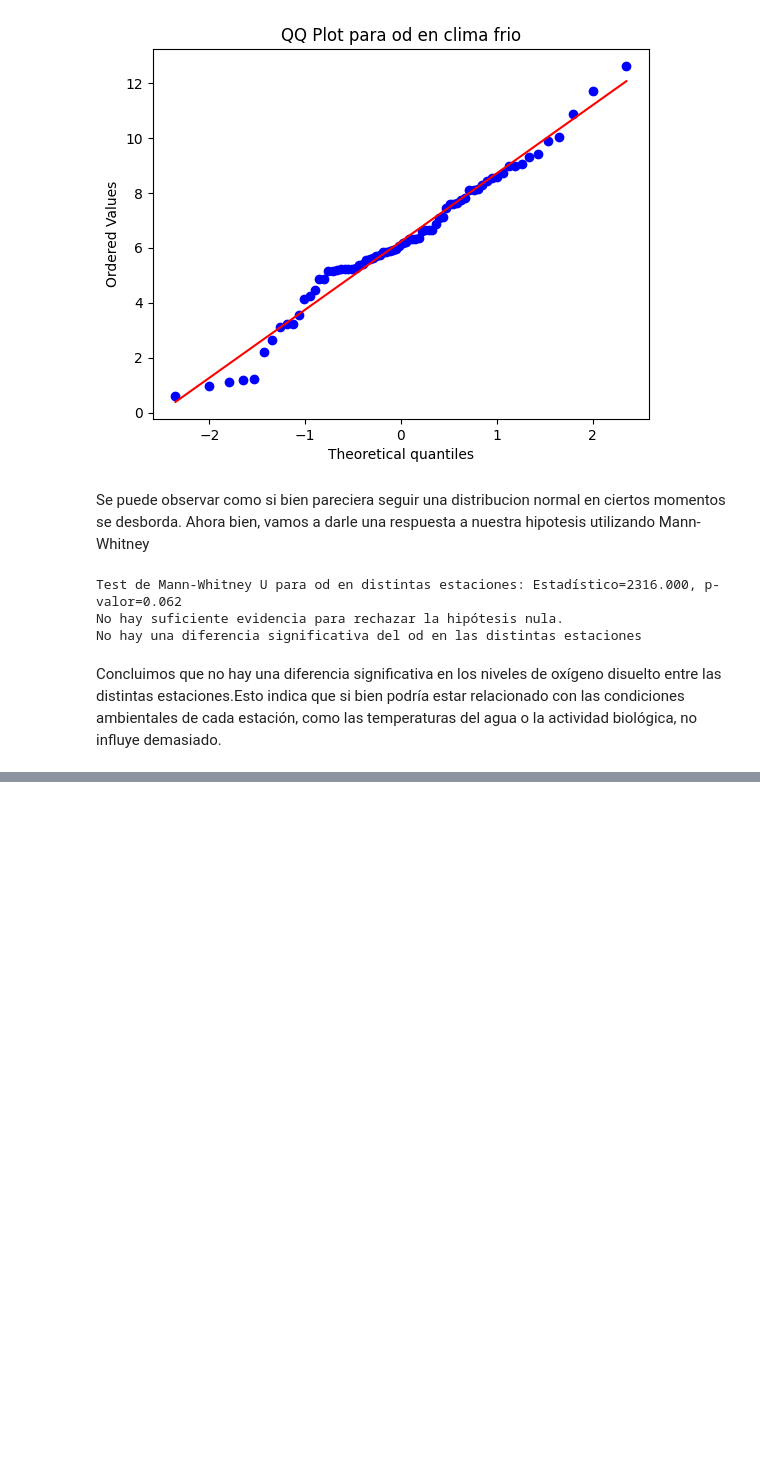
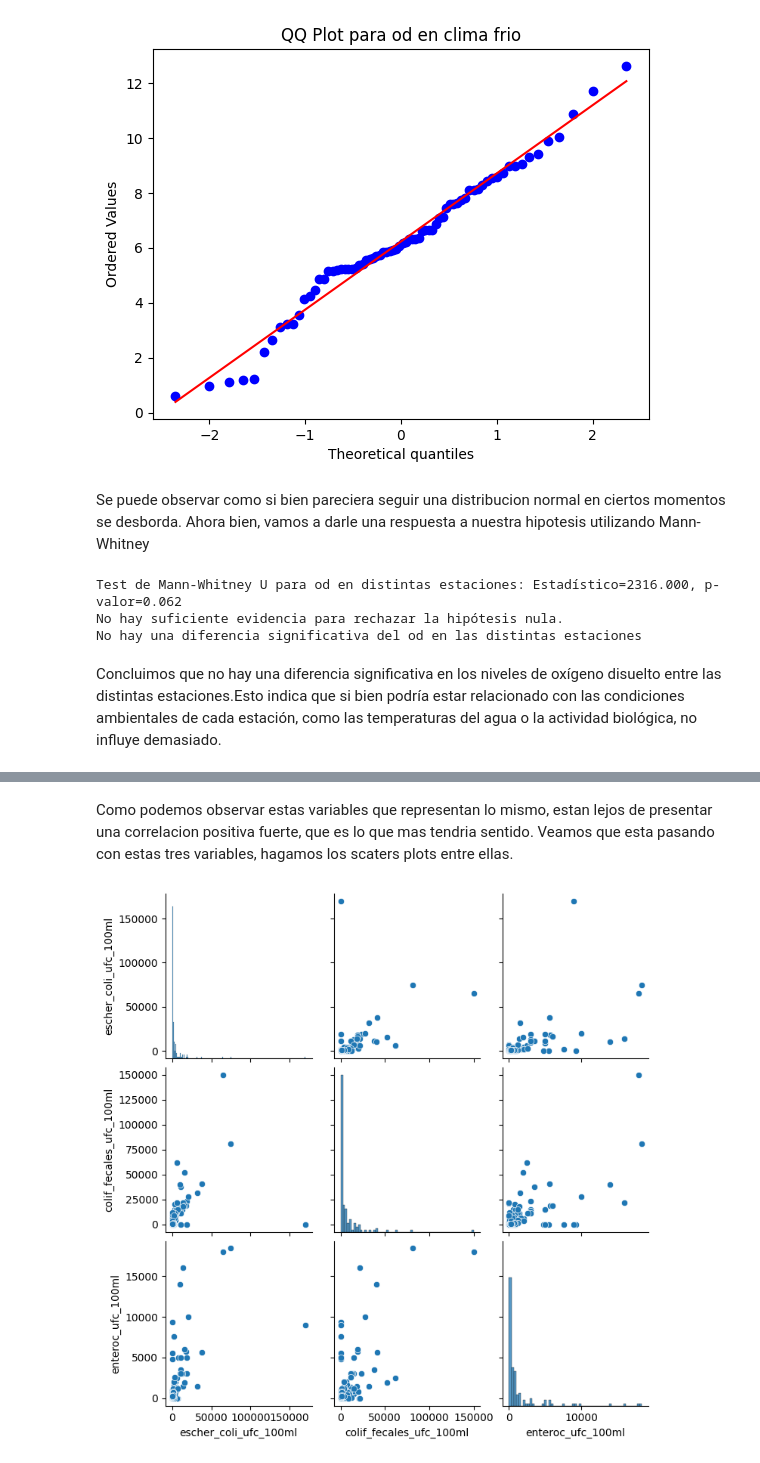
Before and after one commit to MaximoReynoso/TrabajoEspecial, a Jupyter notebook: TrabajoEspecial.ipynb, the cells around one changed output, grey strips where cells are left out. Saved outputs shown, nothing was run; the diff lists cells and outputs as text; code cells hidden in the pictures; blank space fills up the shorter version.

```diff
--- a/TrabajoEspecial.ipynb
+++ b/TrabajoEspecial.ipynb
@@ -951,0 +973,7 @@ Concluimos que no hay una diferencia significativa en los niveles de oxígeno di
+# %% [markdown]
+Como podemos observar estas variables que representan lo mismo, estan lejos de presentar una correlacion positiva fuerte, que es lo que mas tendria sentido. Veamos que esta pasando con estas tres variables, hagamos los scaters plots entre ellas.
+# %%
+sns.pairplot(var_cont_fecal[caca])
+plt.show()
+# %% [output]
+[figure, added]
```
Also changed, not shown: parts of 24 cells of this notebook.
